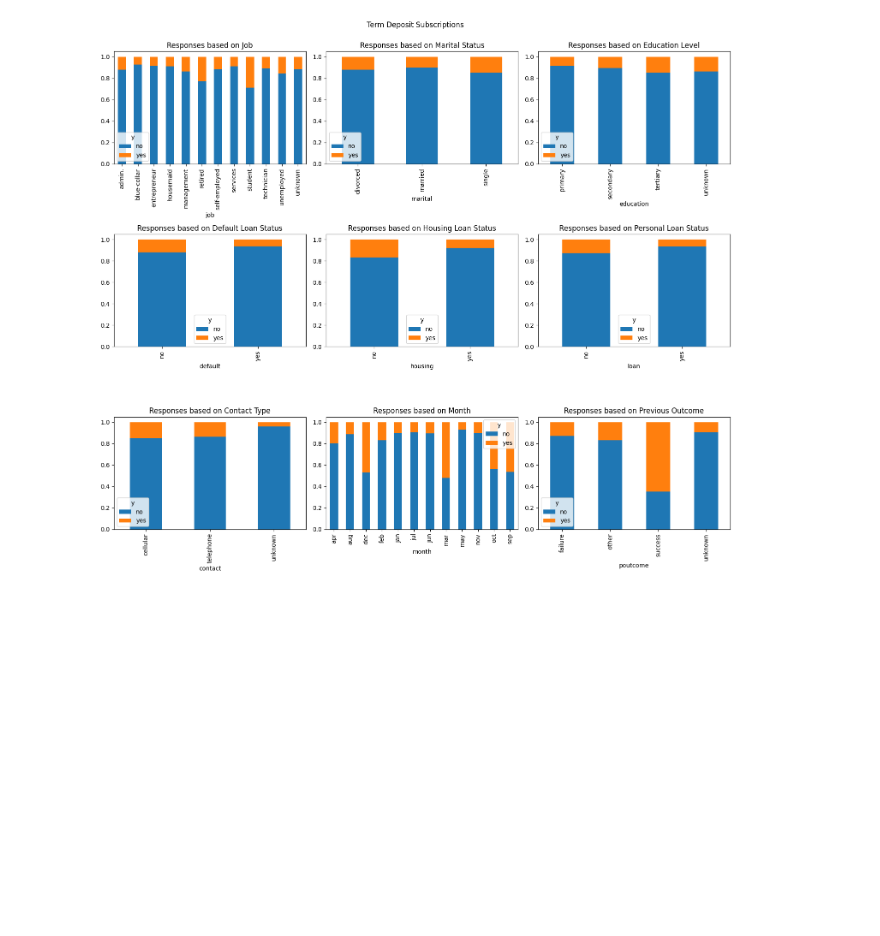
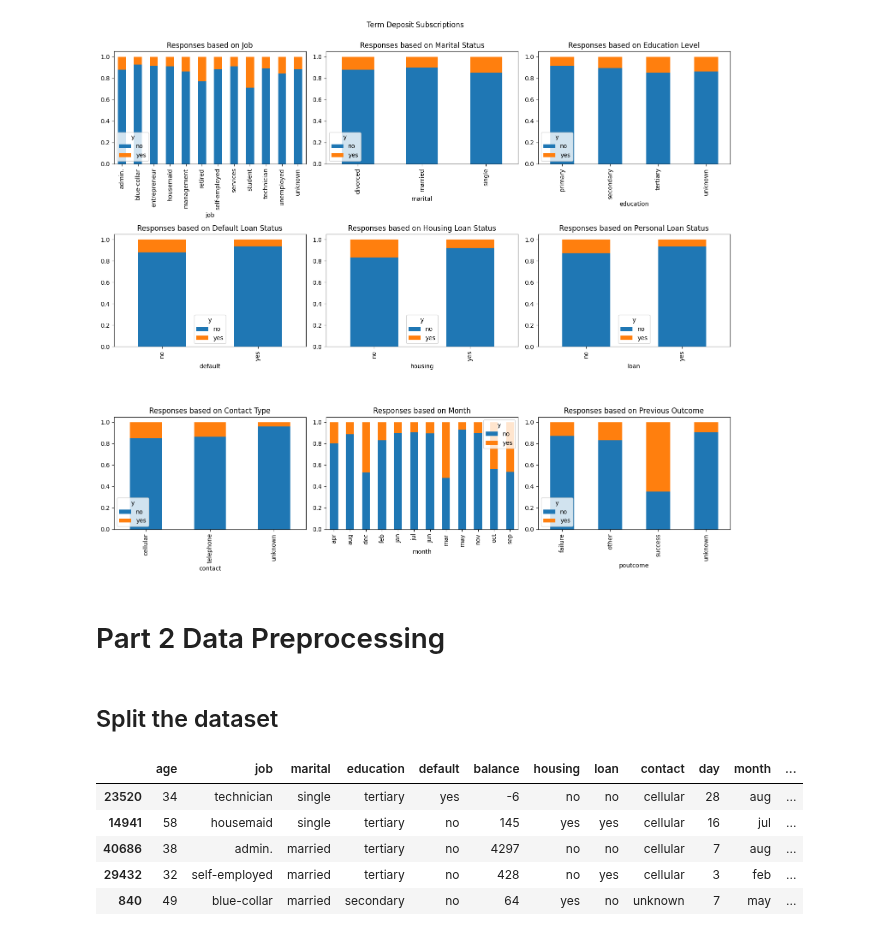
Before and after one commit to CalebMcCurdy/Bank-Term-Deposit-Predictions, a Jupyter notebook: Final Project.ipynb, the cells around one changed output. Cells and saved outputs as stored; diff of their text form; code cells hidden in the pictures; blank space fills up the shorter version.

```diff
--- a/Final Project.ipynb
+++ b/Final Project.ipynb
@@ -222,3 +226,5 @@ plt.tight_layout()
 plt.show()
 # %% [output]
 [figure]
+# %% [markdown]
+# Part 2 Data Preprocessing
@@ -224,0 +233,17 @@ plt.show()
+# %% [markdown]
+## Split the dataset
+# %%
+# train (60%), validation (30%), test (10%)
+X = bank.drop(columns=['y'])
+y = bank[['y']]
+X_train, X_valtest, y_train, y_valtest = train_test_split(X, y, test_size = 0.4, random_state=1)
+X_val, X_test, y_val, y_test = train_test_split(X_valtest, y_valtest, test_size=0.25, random_state=1)
+# %%
+X_train.head()
+# %% [output]
+|  | age | job | marital | education | default | balance | housing | loan | contact | day | month | ... |
+| 23520 | 34 | technician | single | tertiary | yes | -6 | no | no | cellular | 28 | aug | ... |
+| 14941 | 58 | housemaid | single | tertiary | no | 145 | yes | yes | cellular | 16 | jul | ... |
+| 40686 | 38 | admin. | married | tertiary | no | 4297 | no | no | cellular | 7 | aug | ... |
+| 29432 | 32 | self-employed | married | tertiary | no | 428 | no | yes | cellular | 3 | feb | ... |
+| 840 | 49 | blue-collar | married | secondary | no | 64 | yes | no | unknown | 7 | may | ... |
```
Also changed, not shown: parts of 7 cells of this notebook.
